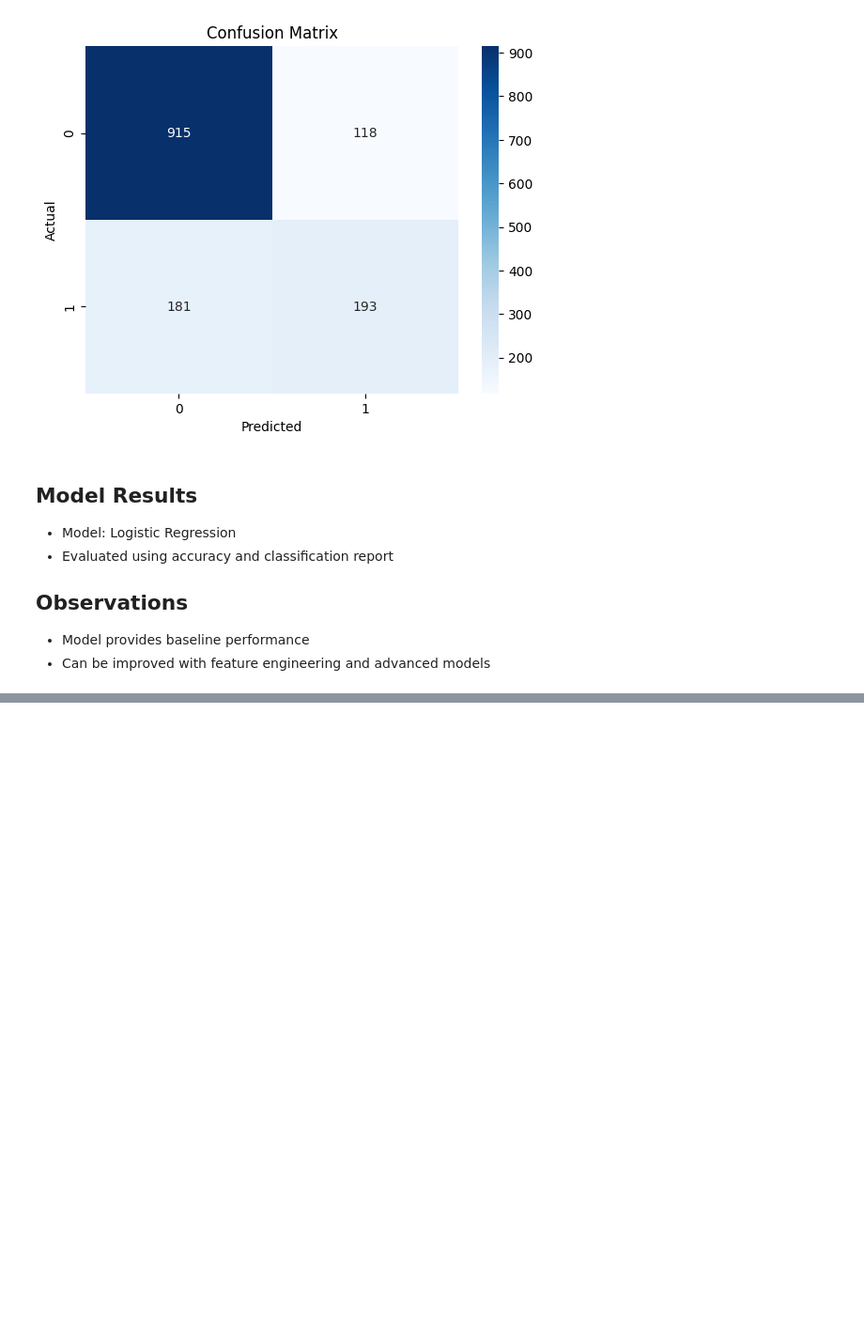
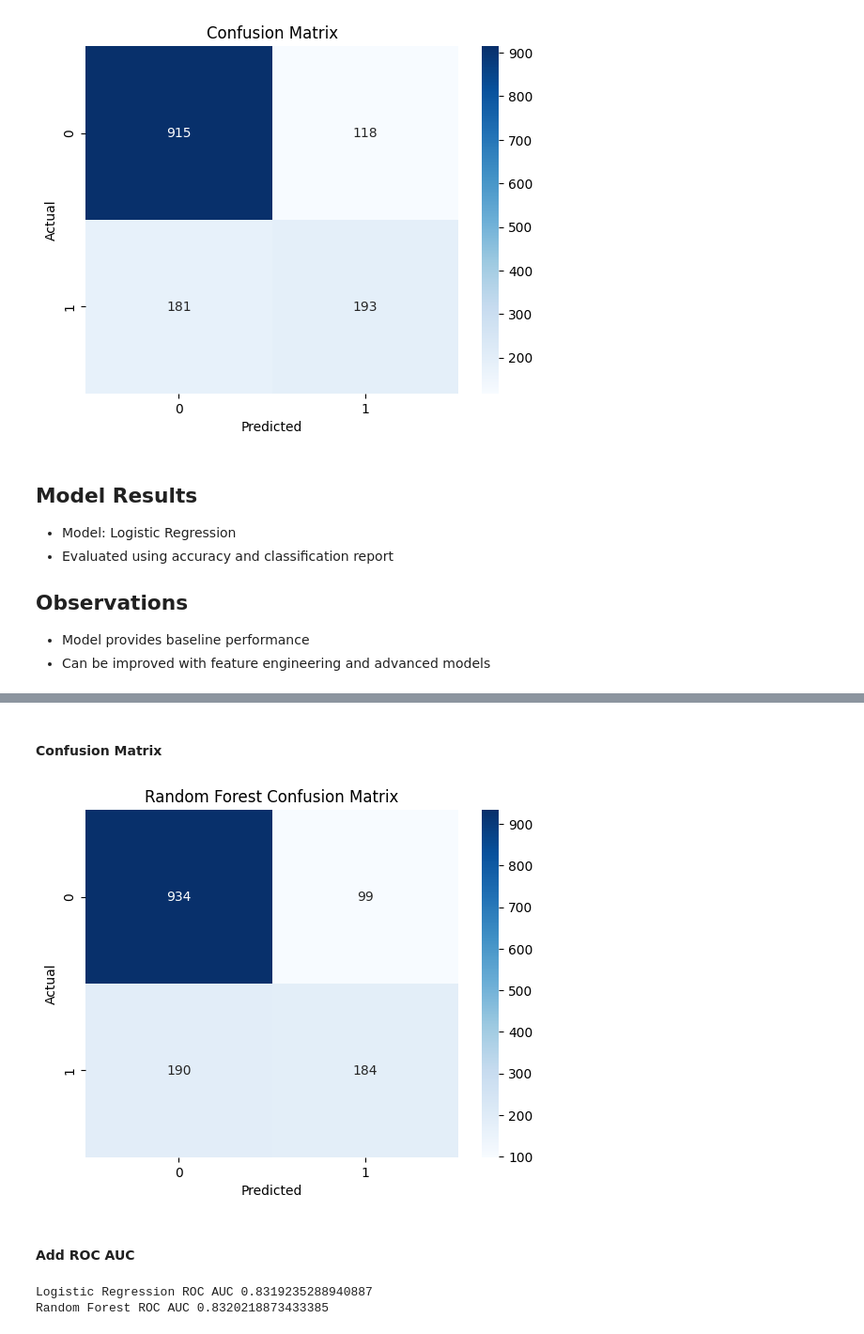
Before and after one commit to StojkoskiT/data-science-portfolio, a Jupyter notebook: projects/customer_churn/notebooks/customer_churn_analysis.ipynb, the cells around one changed output, grey strips where cells are left out. Shown at 94% size. Cells and saved outputs as stored; diff of their text form; code cells hidden in the pictures; blank space fills up the shorter version.

Commit message:
Add random forest model, ROC AUC evaluation, and feature importance analysis

```diff
--- a/projects/customer_churn/notebooks/customer_churn_analysis.ipynb
+++ b/projects/customer_churn/notebooks/customer_churn_analysis.ipynb
@@ -294,0 +298,11 @@ plt.show()
+# %%
+from sklearn.ensemble import RandomForestClassifier
+
+rf_model = RandomForestClassifier(
+    n_estimators=200,
+    max_depth=10,
+    random_state=43
+)
+
+rf_model.fit(X_train, y_train)
+rf_pred = rf_model.predict(X_test)
@@ -294,0 +322,28 @@ plt.show()
+# %% [markdown]
+#### Confusion Matrix
+# %%
+cm_rf = confusion_matrix(y_test, rf_pred)
+
+sns.heatmap(cm_rf, annot=True, fmt="d", cmap="Blues")
+plt.title("Random Forest Confusion Matrix")
+plt.xlabel("Predicted")
+plt.ylabel("Actual")
+plt.show()
+# %% [output]
+[figure, added]
+# %% [markdown]
+#### Add ROC AUC
+# %%
+from sklearn.metrics import roc_auc_score, roc_curve
+
+log_probs = pipeline.predict_proba(X_test)[:,1]
+rf_probs = rf_model.predict_proba(X_test)[:,1]
+
+log_auc = roc_auc_score(y_test, log_probs)
+rf_auc = roc_auc_score(y_test, rf_probs)
+
+print("Logistic Regression ROC AUC", log_auc)
+print("Random Forest ROC AUC", rf_auc)
+# %% [output]
+Logistic Regression ROC AUC 0.8319235288940887
+Random Forest ROC AUC 0.8320218873433385
```
Also changed, not shown: parts of 8 cells of this notebook.
